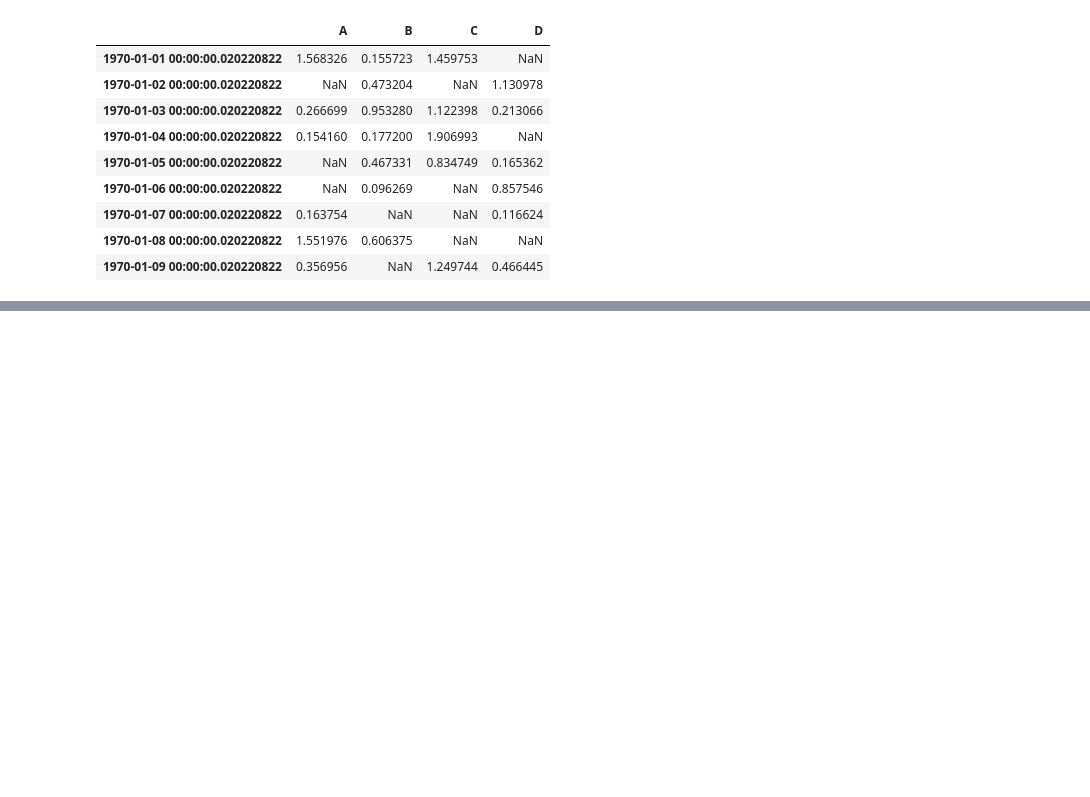
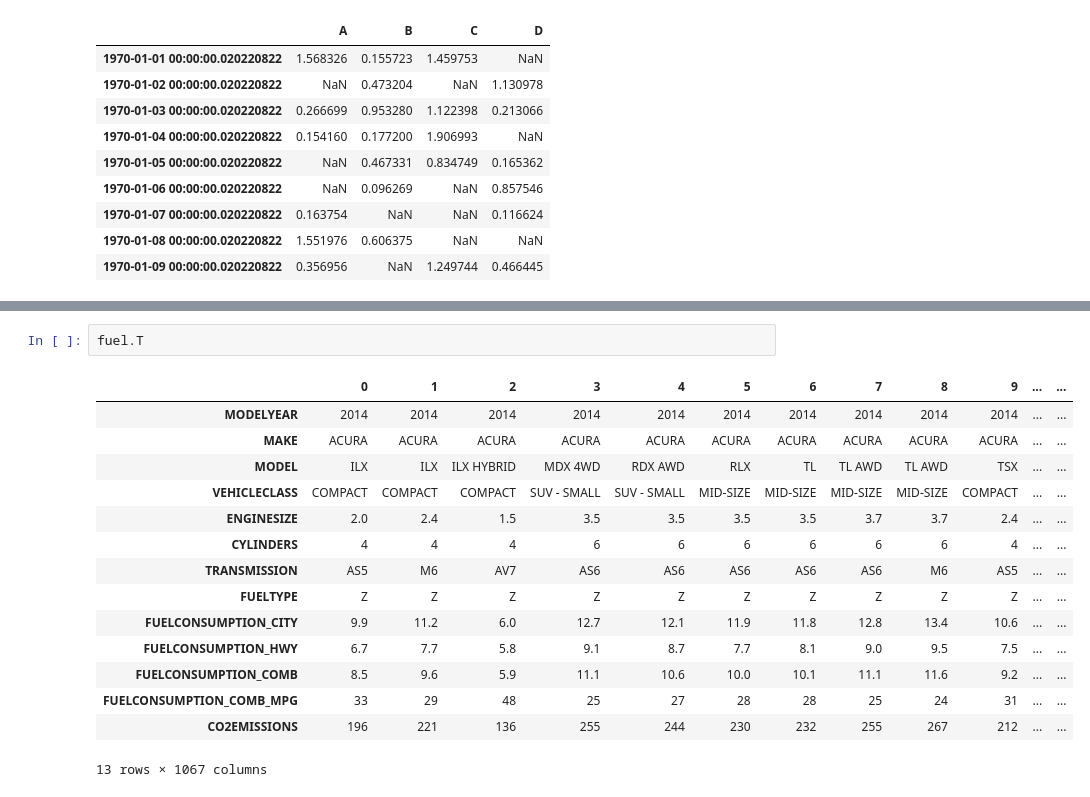
Before and after one commit to juneedpk/data-viz1, a Jupyter notebook: pandas.ipynb, the cells around one changed output, grey strips where cells are left out. Saved outputs shown, nothing was run; the diff lists cells and outputs as text; blank space fills up the shorter version.

```diff
--- a/pandas.ipynb
+++ b/pandas.ipynb
@@ -128,0 +141,18 @@ final[final>0]
+# %%
+fuel.T
+# %% [output]
+|  | 0 | 1 | 2 | 3 | 4 | 5 | 6 | 7 | 8 | 9 | ... | ... |
+| MODELYEAR | 2014 | 2014 | 2014 | 2014 | 2014 | 2014 | 2014 | 2014 | 2014 | 2014 | ... | ... |
+| MAKE | ACURA | ACURA | ACURA | ACURA | ACURA | ACURA | ACURA | ACURA | ACURA | ACURA | ... | ... |
+| MODEL | ILX | ILX | ILX HYBRID | MDX 4WD | RDX AWD | RLX | TL | TL AWD | TL AWD | TSX | ... | ... |
+| VEHICLECLASS | COMPACT | COMPACT | COMPACT | SUV - SMALL | SUV - SMALL | MID-SIZE | MID-SIZE | MID-SIZE | MID-SIZE | COMPACT | ... | ... |
+| ENGINESIZE | 2.0 | 2.4 | 1.5 | 3.5 | 3.5 | 3.5 | 3.5 | 3.7 | 3.7 | 2.4 | ... | ... |
+| CYLINDERS | 4 | 4 | 4 | 6 | 6 | 6 | 6 | 6 | 6 | 4 | ... | ... |
+| TRANSMISSION | AS5 | M6 | AV7 | AS6 | AS6 | AS6 | AS6 | AS6 | M6 | AS5 | ... | ... |
+| FUELTYPE | Z | Z | Z | Z | Z | Z | Z | Z | Z | Z | ... | ... |
+| FUELCONSUMPTION_CITY | 9.9 | 11.2 | 6.0 | 12.7 | 12.1 | 11.9 | 11.8 | 12.8 | 13.4 | 10.6 | ... | ... |
+| FUELCONSUMPTION_HWY | 6.7 | 7.7 | 5.8 | 9.1 | 8.7 | 7.7 | 8.1 | 9.0 | 9.5 | 7.5 | ... | ... |
+| FUELCONSUMPTION_COMB | 8.5 | 9.6 | 5.9 | 11.1 | 10.6 | 10.0 | 10.1 | 11.1 | 11.6 | 9.2 | ... | ... |
+| FUELCONSUMPTION_COMB_MPG | 33 | 29 | 48 | 25 | 27 | 28 | 28 | 25 | 24 | 31 | ... | ... |
+| CO2EMISSIONS | 196 | 221 | 136 | 255 | 244 | 230 | 232 | 255 | 267 | 212 | ... | ... |
+13 rows × 1067 columns
```
Also changed, not shown: parts of 7 cells of this notebook, 1 other file.
